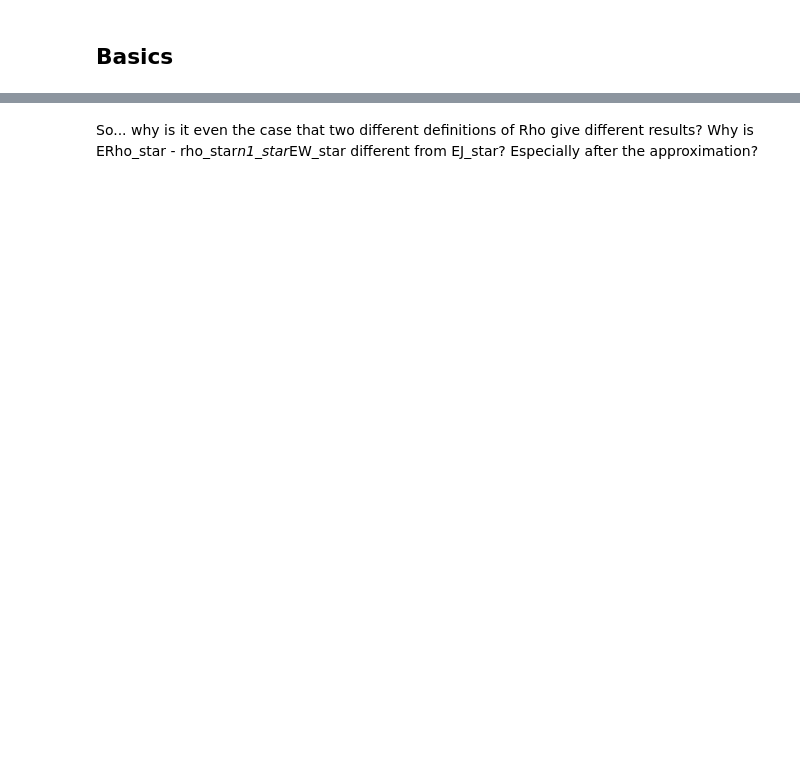
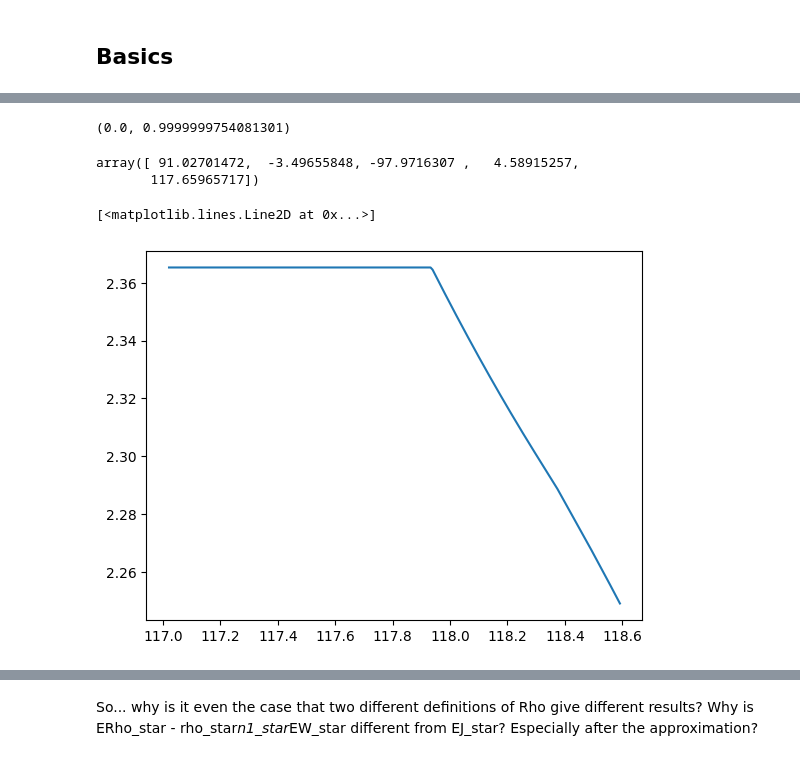
Before and after one commit to zalandru/Dynamic-Contracting-Multi-worker-Firm, a Jupyter notebook: Multiworker_wage_2steps/Initiating MWF.ipynb, the cells around one changed output, grey strips where cells are left out. Cells and saved outputs as stored; diff of their text form; code cells hidden in the pictures; blank space fills up the shorter version.

```diff
--- a/Multiworker_wage_2steps/Initiating MWF.ipynb
+++ b/Multiworker_wage_2steps/Initiating MWF.ipynb
@@ -47,0 +73,25 @@ cc=ContinuousContract(p)
+# %%
+from Multiworker_Contract_hire_Rho import MultiworkerContract
+mwc_Rho=MultiworkerContract(p,cc.js)
+
+mwc_Rho_J = objects['mwc_Rho_J']
+mwc_Rho_W = objects['mwc_Rho_W']
+mwc_Rho_U = objects['mwc_Rho_U']
+mwc_Rho_Rho = objects['mwc_Rho_Rho']
+
+profiler = cProfile.Profile()
+profiler.enable()
+(mwc_Rho_J,mwc_Rho_W,mwc_Rho_U,mwc_Rho_Rho,mwc_Rho_Wstar,mwc_Rho_sep,mwc_Rho_n0,mwc_Rho_n1,mwc_Rho_J1p)=mwc_Rho.J_sep(mwc_Rho_J,mwc_Rho_W,mwc_Rho_U,mwc_Rho_Rho,0)
+
+#(mwc_Rho_J,mwc_Rho_W,mwc_Rho_U,mwc_Rho_Rho,mwc_Rho_Wstar,mwc_Rho_pc,mwc_Rho_n0,mwc_Rho_n1,mwc_Rho_J1p)=mwc_Rho.J(mwc_Rho_J,mwc_Rho_W,mwc_Rho_U,mwc_Rho_Rho,0)
+profiler.disable()
+# Print profiling results
+stats = pstats.Stats(profiler).sort_stats(pstats.SortKey.TIME)
+stats.print_stats()
+
+objects['mwc_Rho_J'] = mwc_Rho_J
+objects['mwc_Rho_W'] = mwc_Rho_W
+objects['mwc_Rho_U'] = mwc_Rho_U
+objects['mwc_Rho_Rho'] = mwc_Rho_Rho
+with open('my_objects.pkl', 'wb') as file:
+    pickle.dump(objects, file)
@@ -47,0 +124,24 @@ cc=ContinuousContract(p)
+# %%
+mwc_Rho_J1p.update_cst_ls(mwc_Rho_W[...,1], mwc_Rho_J)
+# %% [output]
+(0.0, 0.9999999754081301)
+# %%
+mwc_Rho_J1p.gamma_all[p.z_0-1,3,3,:,0]
+# %% [output]
+array([ 91.02701472,  -3.49655848, -97.9716307 ,   4.58915257,
+       117.65965717])
+# %%
+prod = p.z_0-0
+j=2
+s=1
+minv= 0
+q = 0
+#plt.plot(mwc_Rho_W[prod,j,s,:,q,1],mwc_Rho_J[prod,j,s,:,q])
+#plt.plot(mwc_Rho_W[prod,j,s,:,q,1],mwc_Rho.J1p.eval_at_W1(mwc_Rho_W[...,1])[prod,j,s,:,q])
+#plt.plot(mwc_Rho_W[prod,j,s,:,0,1],mwc_Rho_Rho[prod,j,s,:,0]) #Why is Rho convex??? Why J is concave? Also it's not smooth at highest productivity, effect of hiring i'd wager
+plt.plot(mwc_Rho_W[prod,j,s,:,0,1],mwc_Rho_n0[prod,j,s,:,0])
+#plt.plot(mwc_Rho.w_grid,mwc_Rho_W[p.z_0-1,j,s,:,0,1])
+#plt.plot(mwc_Rho.w_grid,mwc_Rho_J[p.z_0-1,j,s,:,0])
+# %% [output]
+[<matplotlib.lines.Line2D at 0x...>]
+[figure, added]
```
Also changed, not shown: parts of 32 cells of this notebook, 49 other files.
